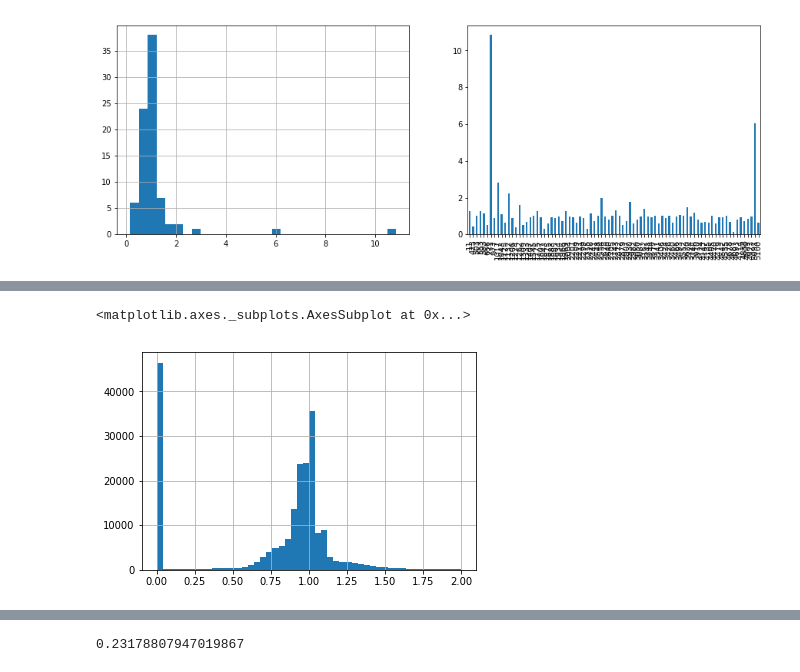
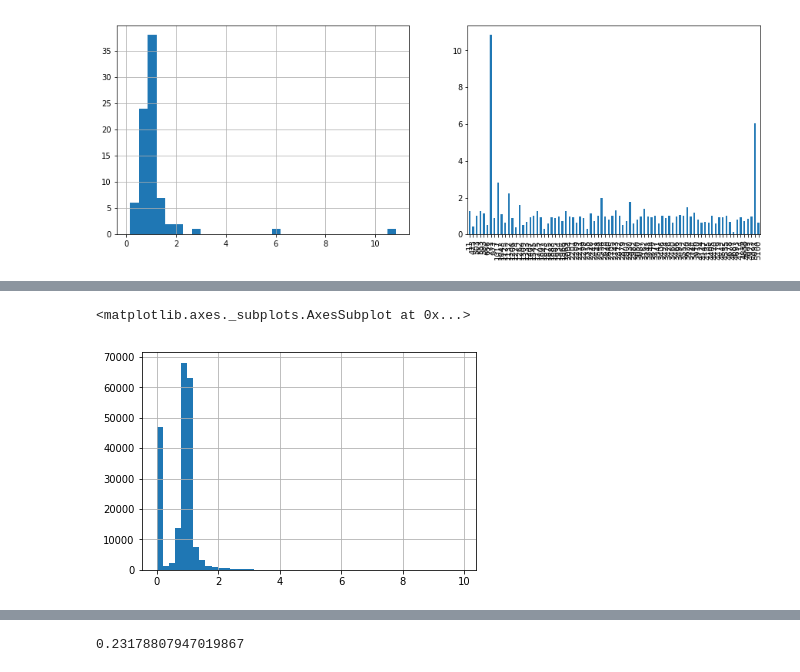
Before and after one commit to taipingeric/tbddd, a Jupyter notebook: EDA-Ching.ipynb, the cells around one changed output, grey strips where cells are left out. Saved outputs shown, nothing was run; the diff lists cells and outputs as text; code cells hidden in the pictures.

```diff
--- a/EDA-Ching.ipynb
+++ b/EDA-Ching.ipynb
@@ -518,14 +747,14 @@ df_policy_compare.sample(10)
 # %%
 # plot ratio
 #plt.figure(figsize=(15,5))plot.subplot(121)
 # df_policy_compare[['Ratio']].hist(bins = 1000)
-df_policy_compare[df_policy_compare.Ratio < 2].Ratio.hist(bins = 50)
+df_policy_compare[df_policy_compare.Ratio < 10].Ratio.hist(bins = 50)
 # df_policy_compare[df_policy_compare.Ratio < 2].Ratio.value_counts().sort_index()
 #plt.subplot(122)
 #df_policy_compare[['Ratio']].plot.bar()
 # %% [output]
 <matplotlib.axes._subplots.AxesSubplot at 0x...>
-[figure, old version]
+[figure, new version]
 # %%
 df_claim_grouped = df_claim.groupby(['Policy_Number']).sum().reset_index()
 cond1 = df_claim_grouped['Paid_Loss_Amount']==0
```
Also changed, not shown: parts of 38 cells of this notebook, 3 other files.
